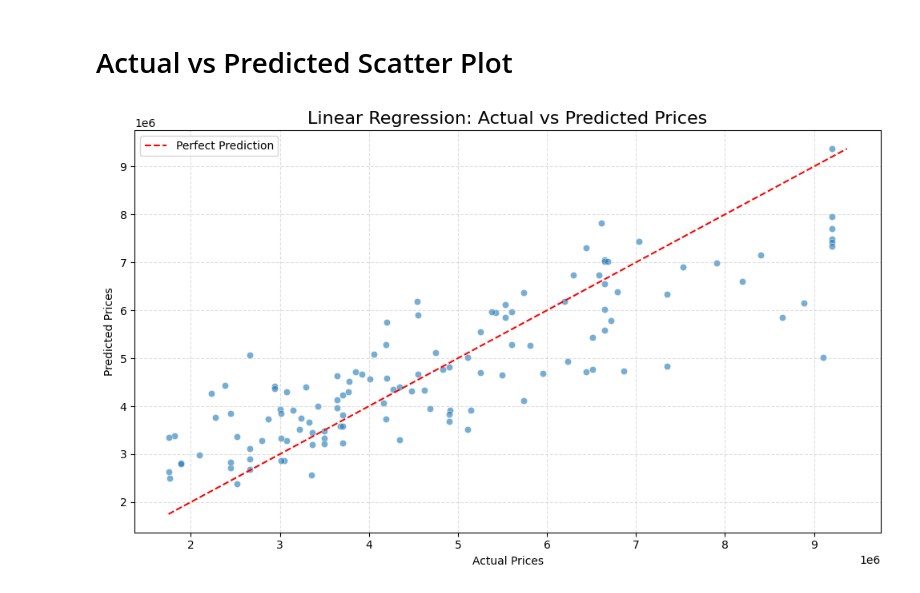
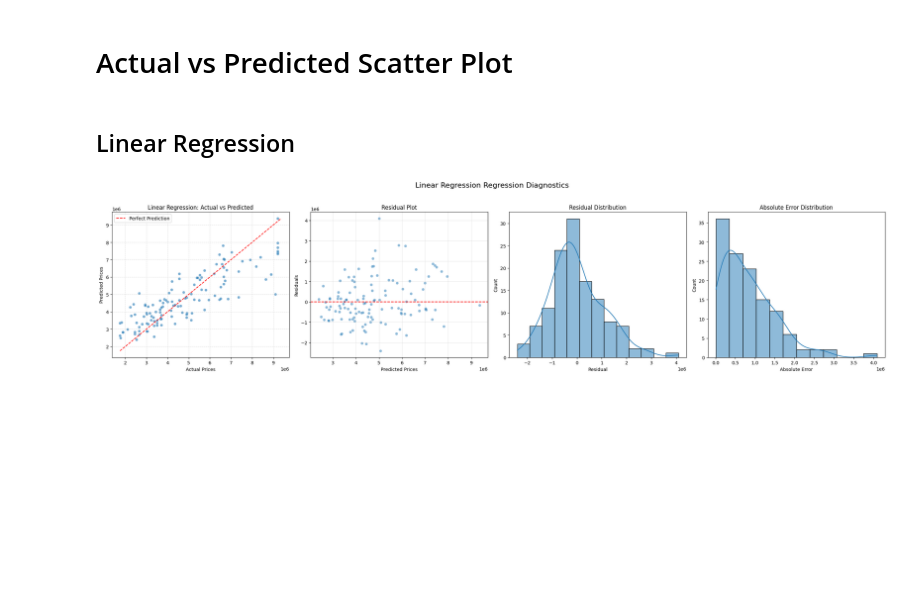
Before and after one commit to iamdealer02/Housing-Price-Prediction-Model, a Jupyter notebook: 08.Analysis.ipynb, the cells around one changed output. Cells and saved outputs as stored; diff of their text form; code cells hidden in the pictures; blank space fills up the shorter version.

```diff
--- a/08.Analysis.ipynb
+++ b/08.Analysis.ipynb
@@ -47,43 +110,7 @@ Passing `palette` without assigning `hue` is deprecated and will be removed in v
+# %% [markdown]
+## Linear Regression
 # %%
-pred_linear_regression = pd.read_csv(
-    "./models/predictions/linear_regression_predictions.csv"
-)
-
-plt.figure(figsize=(10, 6))
-
-# Scatter plot
-sns.scatterplot(
-    x=pred_linear_regression['Actual_Price'],
-    y=pred_linear_regression['Predicted_Price'],
-    alpha=0.6
-)
-
-# Perfect prediction line
-min_val = min(
-    pred_linear_regression['Actual_Price'].min(),
-    pred_linear_regression['Predicted_Price'].min()
-)
-
-max_val = max(
-    pred_linear_regression['Actual_Price'].max(),
-    pred_linear_regression['Predicted_Price'].max()
-)
-
-plt.plot(
-    [min_val, max_val],
-    [min_val, max_val],
-    'r--',
-    label='Perfect Prediction'
-)
-
-plt.title('Linear Regression: Actual vs Predicted Prices', fontsize=16)
-plt.xlabel('Actual Prices')
-plt.ylabel('Predicted Prices')
-
-plt.legend()
-plt.grid(True, linestyle='--', alpha=0.4)
-
-plt.tight_layout()
-plt.show()
+pred_linear = pd.read_csv("./models/predictions/linear_regression_predictions.csv")
+plot_regression_diagnostics(pred_linear, "Linear Regression")
 # %% [output]
-[figure, old version]
+[figure, new version]
```
Also changed, not shown: parts of 15 cells of this notebook, 2 other files.
